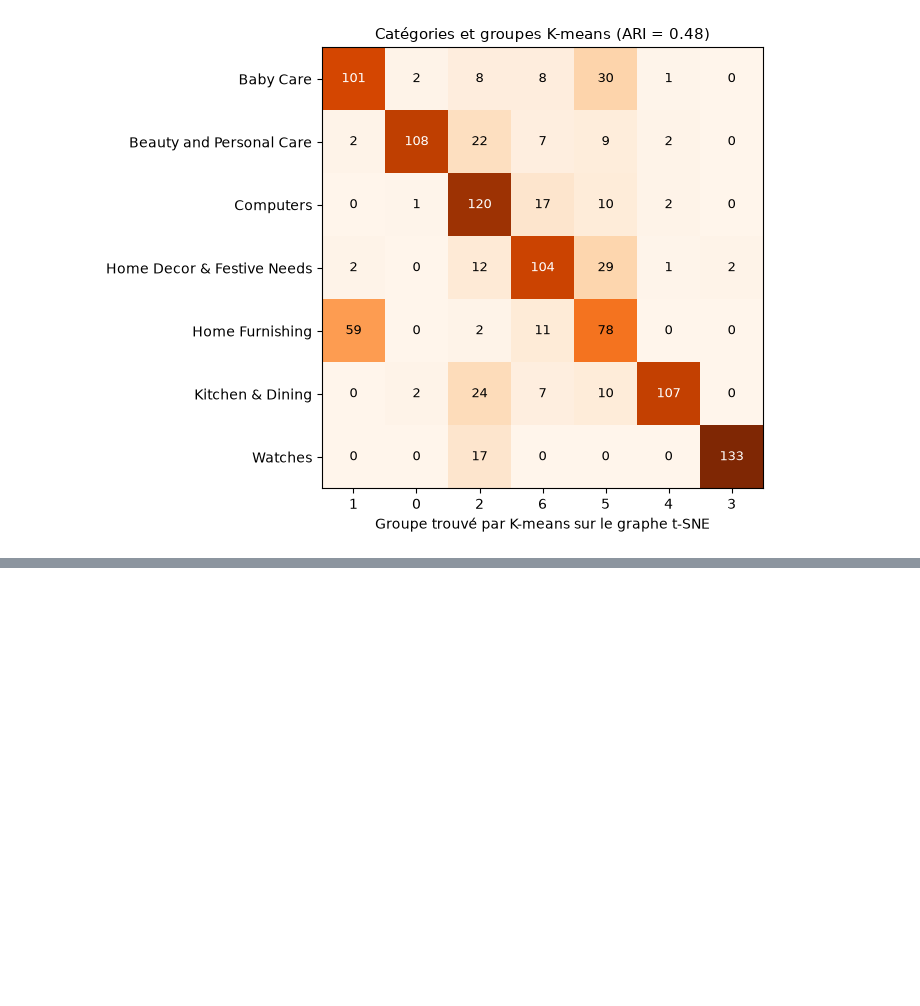
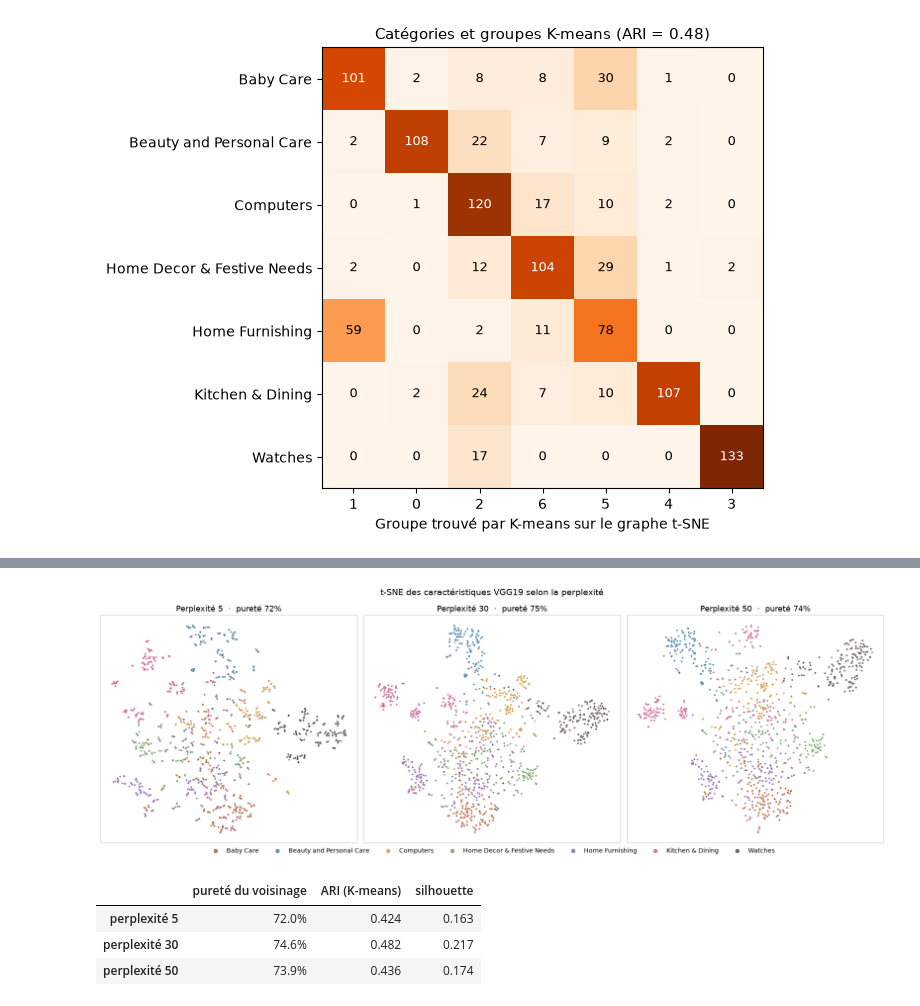
Before and after one commit to martialaristide/tp-vgg19-tsne-flipkart, a Jupyter notebook: TP_VGG19_tSNE_Flipkart.ipynb, the cells around one changed output, grey strips where cells are left out. Cells and saved outputs as stored; diff of their text form; code cells hidden in the pictures; blank space fills up the shorter version.

```diff
--- a/TP_VGG19_tSNE_Flipkart.ipynb
+++ b/TP_VGG19_tSNE_Flipkart.ipynb
@@ -408,0 +479,37 @@ plt.show()
+# %%
+perplexites = [5, 30, 50]
+tsne_par_perplexite = {}
+for p in perplexites:
+    if p == perplexite:
+        tsne_par_perplexite[p] = X_2d          # déjà calculé en section 4
+    else:
+        tsne_par_perplexite[p] = TSNE(n_components=2, perplexity=p, init="pca", learning_rate="auto",
+                                      random_state=SEED).fit_transform(X_pca)
+
+fig, axes = plt.subplots(1, 3, figsize=(18, 6))
+stabilite = {}
+for ax, (p, P) in zip(axes, tsne_par_perplexite.items()):
+    stabilite[f"perplexité {p}"] = evaluer_projection(P)
+    for cat in CATEGORIES:
+        m = y == cat
+        ax.scatter(P[m, 0], P[m, 1], s=10, alpha=0.75, color=couleurs[cat],
+                   edgecolors="white", linewidths=0.25, label=cat)
+    ax.set_title(f"Perplexité {p}  ·  pureté {stabilite[f'perplexité {p}']['pureté du voisinage']:.0%}", fontsize=13)
+    ax.set_xticks([]); ax.set_yticks([])
+    for cote in ax.spines.values():
+        cote.set_color("#cccccc")
+poignees, noms = axes[0].get_legend_handles_labels()
+fig.legend(poignees, noms, loc="lower center", ncol=len(CATEGORIES), frameon=False,
+           fontsize=10, markerscale=2.2, bbox_to_anchor=(0.5, -0.04))
+fig.suptitle("t-SNE des caractéristiques VGG19 selon la perplexité", fontsize=14)
+plt.tight_layout()
+sauver_figure("tsne_perplexites.png", dpi=200, bbox_inches="tight")
+plt.show()
+
+pd.DataFrame(stabilite).T.style.format({"pureté du voisinage": "{:.1%}", "ARI (K-means)": "{:.3f}", "silhouette": "{:.3f}"})
+# %% [output]
+[figure, added]
+|  | pureté du voisinage | ARI (K-means) | silhouette |
+| perplexité 5 | 72.0% | 0.424 | 0.163 |
+| perplexité 30 | 74.6% | 0.482 | 0.217 |
+| perplexité 50 | 73.9% | 0.436 | 0.174 |
```
Also changed, not shown: parts of 12 cells of this notebook, 13 other files.
